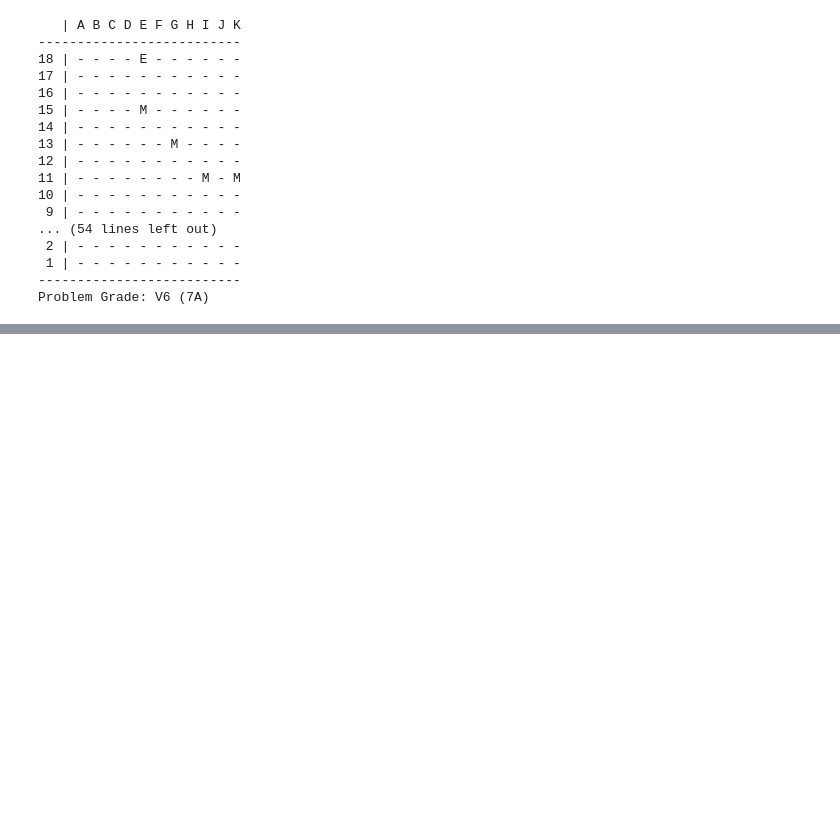
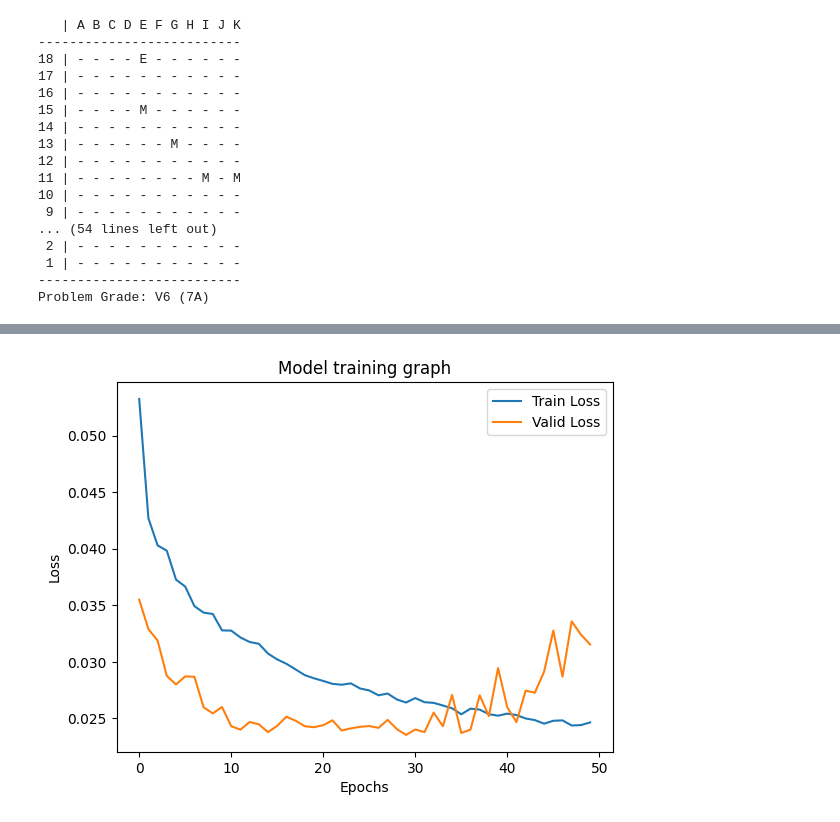
Before and after one commit to bctboi23/BoardGen, a Jupyter notebook: grade_classifier.ipynb, the cells around one changed output, grey strips where cells are left out. Cells and saved outputs as stored; diff of their text form; code cells hidden in the pictures; blank space fills up the shorter version.

```diff
--- a/grade_classifier.ipynb
+++ b/grade_classifier.ipynb
@@ -138,7 +153,7 @@ def calculate_class_weights(dataset, num_classes):
     # Count occurrences of each class in the dataset
     for sample in dataset:
         label = max([i+1 if x > 0 else 0 for i, x in enumerate(sample[1])])
-        class_counts[label] +=  0.95 ** (label - 6) if label - 6 > 0 else 1
+        class_counts[label] += 1
 
     # Calculate normalized class weights
     class_weights = [1 / (count) for count in class_counts]
@@ -186,3 +203,15 @@ def calculate_plus_minus_one(y_pred, y):
     acc = correct.float() / y.shape[0]
     return acc
+# %%
+# custom final layer for ordinal regression, in the style of CORAL (1 weight, n bias)
+# doing it this way, along with the way classes are set up (a binary classification with K - 1 classes) assures monotonicity along the ordinal ranking
+class CoralLayer(torch.nn.Module):
+    def __init__(self, size_in, num_classes):
+        super().__init__()
+        self.size_in, self.size_out = size_in, 1
+        self.coral_weights = torch.nn.Linear(self.size_in, 1, bias=False)
+        self.coral_bias = torch.nn.Parameter(torch.arange(num_classes, 0, -1).float() / (num_classes))
+
+    def forward(self, x):
+        return self.coral_weights(x) + self.coral_bias
 # %%
@@ -357,2 +446,19 @@ Epoch: 12 | Epoch Time: 0m 8s
+# %%
+import seaborn as sns
+import matplotlib.pyplot as plt
+
+# plot the training graph
+def plot_train_graph(train_loss_list, valid_loss_list):
+    plt.plot(train_loss_list, label='Train Loss')
+    plt.plot(valid_loss_list, label='Valid Loss')
+    plt.xlabel('Epochs')
+    plt.ylabel('Loss')
+    plt.title('Model training graph')
+    plt.legend()
+    plt.show()
+
+plot_train_graph(train_loss_list, valid_loss_list)
+# %% [output]
+[figure, added]
 # %%
 import math
```
Also changed, not shown: parts of 24 cells of this notebook.
